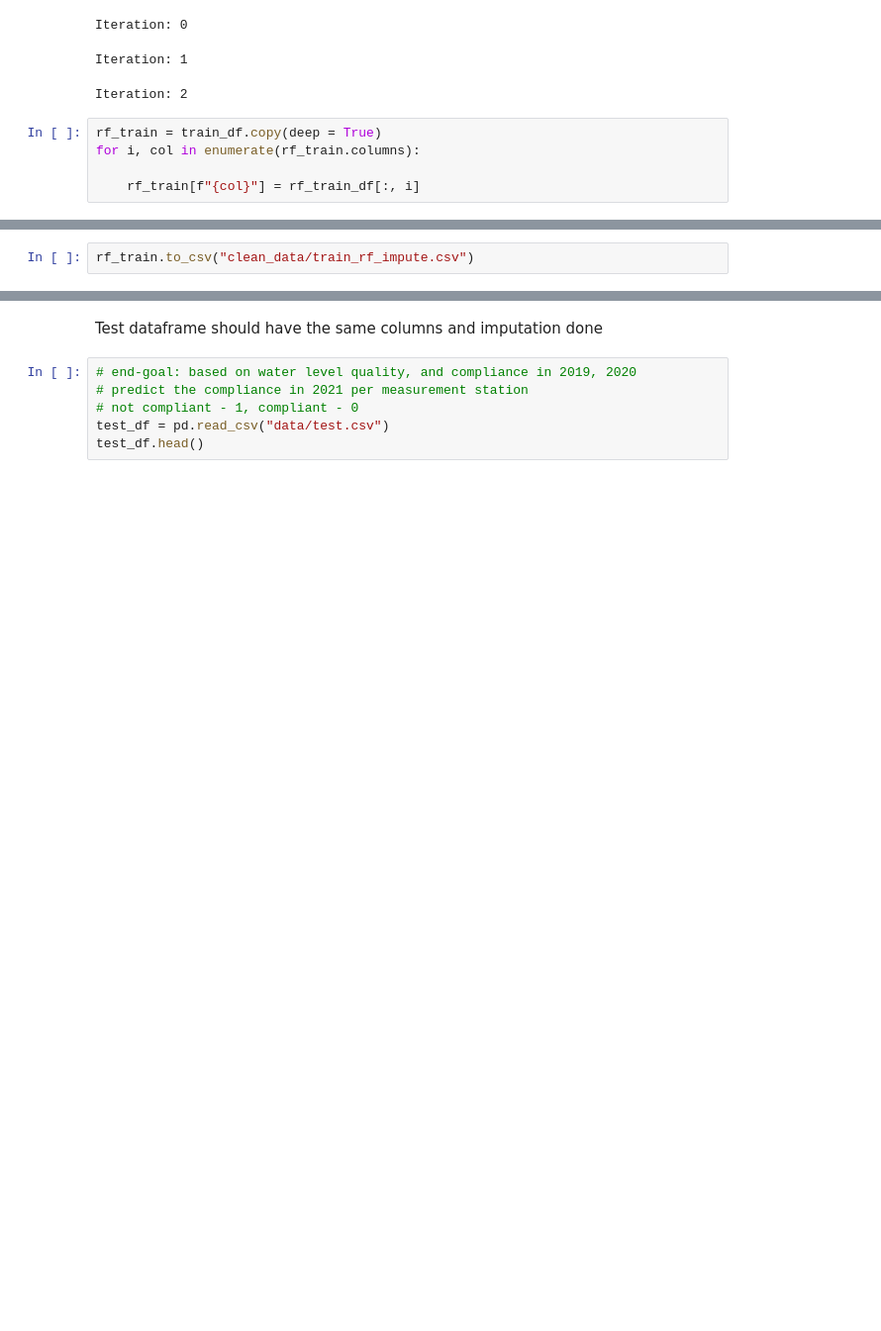
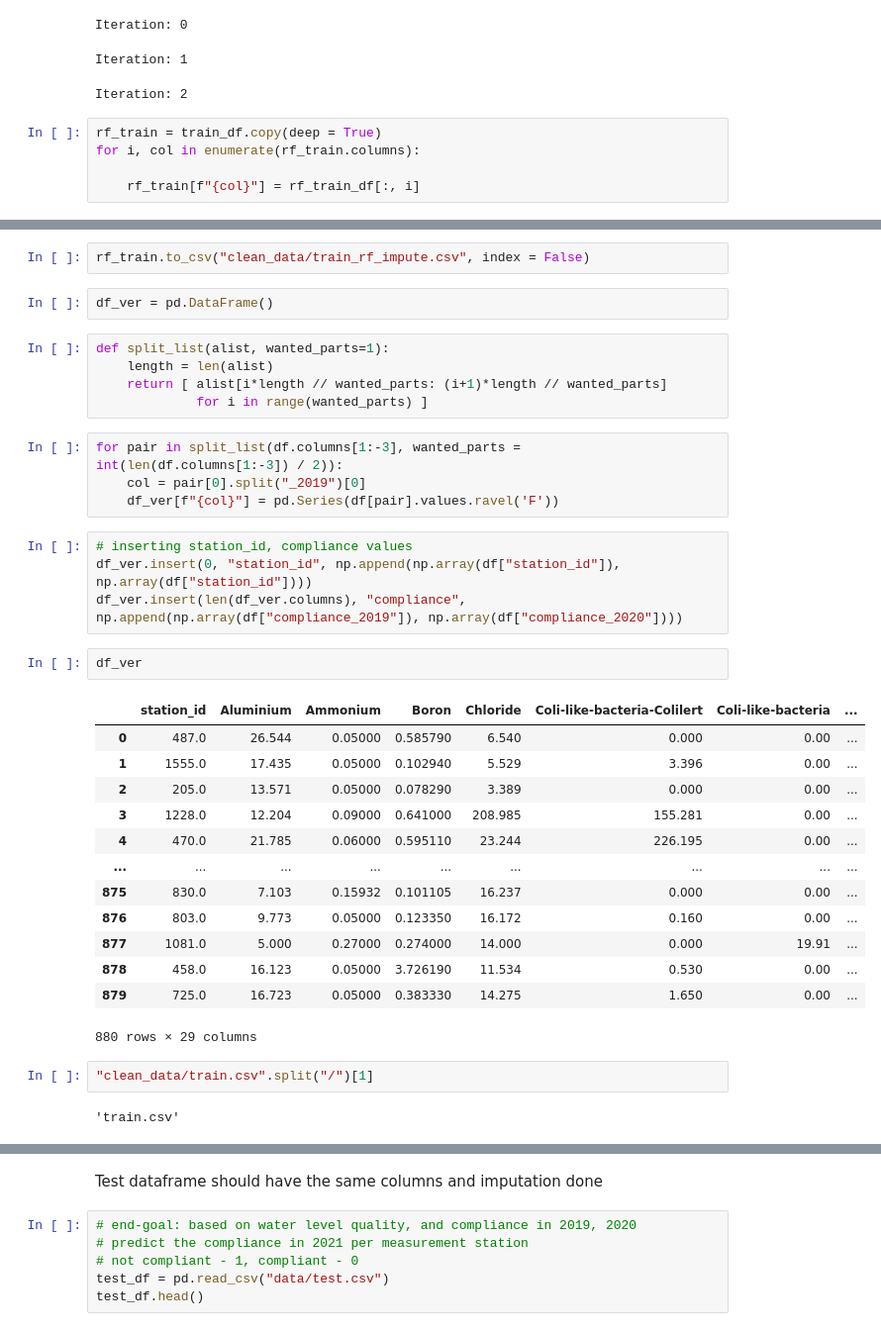
Before and after one commit to qetdr/xAutoML-Project1, a Jupyter notebook: Data cleaning.ipynb, the cells around one changed output, grey strips where cells are left out. Shown at 99% size. Cells and saved outputs as stored; diff of their text form; blank space fills up the shorter version.

Commit message:
merged data with script added

```diff
--- a/Data cleaning.ipynb
+++ b/Data cleaning.ipynb
@@ -266,2 +249,37 @@ rf_train
 # %%
-rf_train.to_csv("clean_data/train_rf_impute.csv")
+rf_train.to_csv("clean_data/train_rf_impute.csv", index = False)
+# %%
+df_ver = pd.DataFrame()
+# %%
+def split_list(alist, wanted_parts=1):
+    length = len(alist)
+    return [ alist[i*length // wanted_parts: (i+1)*length // wanted_parts]
+             for i in range(wanted_parts) ]
+# %%
+for pair in split_list(df.columns[1:-3], wanted_parts = int(len(df.columns[1:-3]) / 2)):
+    col = pair[0].split("_2019")[0]
+    df_ver[f"{col}"] = pd.Series(df[pair].values.ravel('F'))
+# %%
+# inserting station_id, compliance values
+df_ver.insert(0, "station_id", np.append(np.array(df["station_id"]), np.array(df["station_id"])))
+df_ver.insert(len(df_ver.columns), "compliance", np.append(np.array(df["compliance_2019"]), np.array(df["compliance_2020"])))
+# %%
+df_ver
+# %% [output]
+|  | station_id | Aluminium | Ammonium | Boron | Chloride | Coli-like-bacteria-Colilert | Coli-like-bacteria | ... |
+| 0 | 487.0 | 26.544 | 0.05000 | 0.585790 | 6.540 | 0.000 | 0.00 | ... |
+| 1 | 1555.0 | 17.435 | 0.05000 | 0.102940 | 5.529 | 3.396 | 0.00 | ... |
+| 2 | 205.0 | 13.571 | 0.05000 | 0.078290 | 3.389 | 0.000 | 0.00 | ... |
+| 3 | 1228.0 | 12.204 | 0.09000 | 0.641000 | 208.985 | 155.281 | 0.00 | ... |
+| 4 | 470.0 | 21.785 | 0.06000 | 0.595110 | 23.244 | 226.195 | 0.00 | ... |
+| ... | ... | ... | ... | ... | ... | ... | ... | ... |
+| 875 | 830.0 | 7.103 | 0.15932 | 0.101105 | 16.237 | 0.000 | 0.00 | ... |
+| 876 | 803.0 | 9.773 | 0.05000 | 0.123350 | 16.172 | 0.160 | 0.00 | ... |
+| 877 | 1081.0 | 5.000 | 0.27000 | 0.274000 | 14.000 | 0.000 | 19.91 | ... |
+| 878 | 458.0 | 16.123 | 0.05000 | 3.726190 | 11.534 | 0.530 | 0.00 | ... |
+| 879 | 725.0 | 16.723 | 0.05000 | 0.383330 | 14.275 | 1.650 | 0.00 | ... |
+880 rows × 29 columns
+# %%
+"clean_data/train.csv".split("/")[1]
+# %% [output]
+'train.csv'
```
Also changed, not shown: parts of 15 cells of this notebook, 10 other files.
